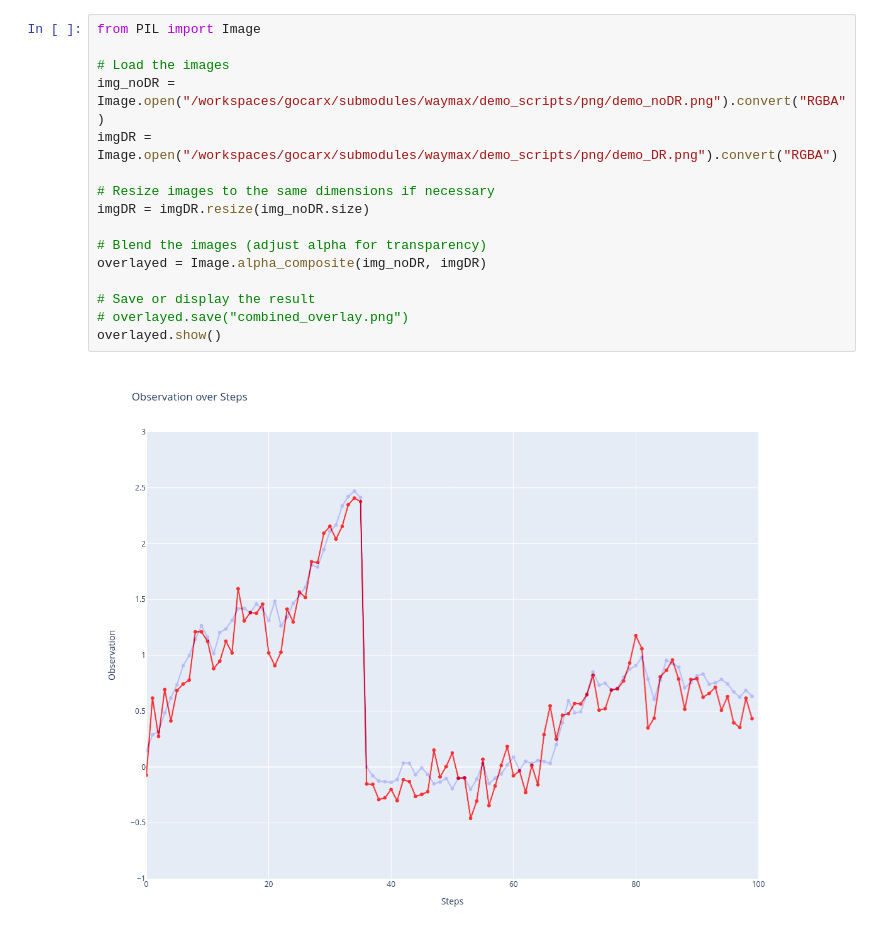
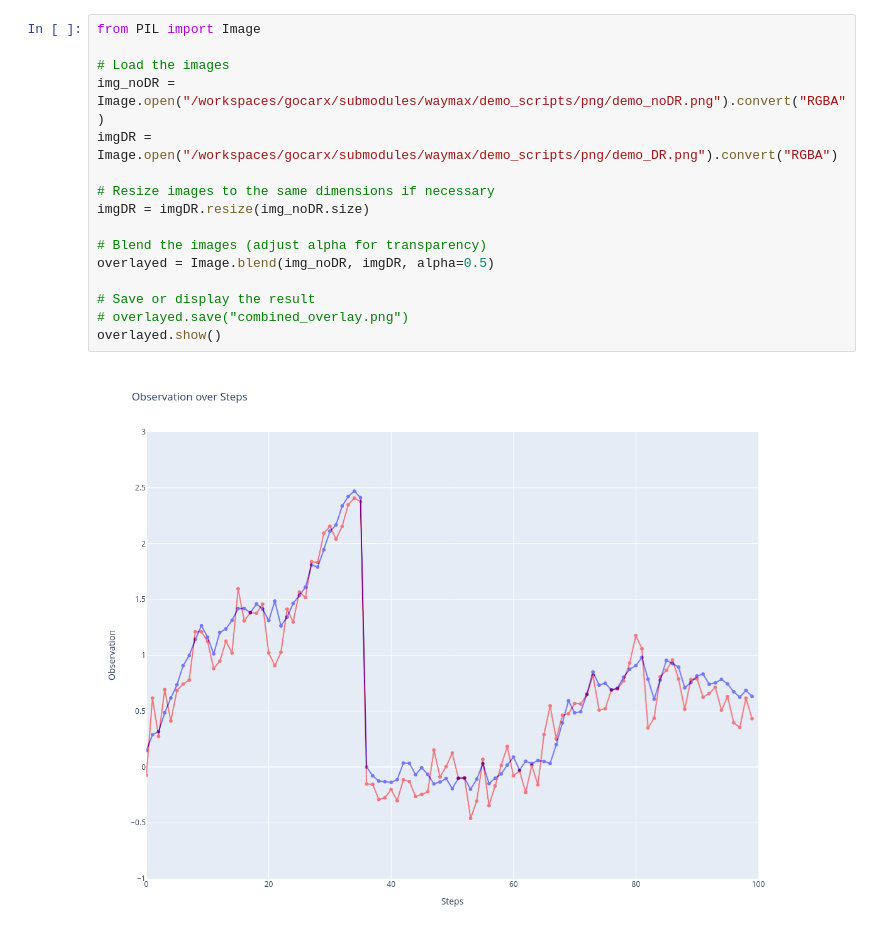
Before and after one commit to idsc-frazzoli/waymax, a Jupyter notebook: demo_scripts/demo_domain_rando.ipynb, the cells around one changed output. Saved outputs shown, nothing was run; the diff lists cells and outputs as text.

```diff
--- a/demo_scripts/demo_domain_rando.ipynb
+++ b/demo_scripts/demo_domain_rando.ipynb
@@ -21,18 +20,18 @@ E0000 00:00:1731756498.177040   13084 cuda_blas.cc:1418] Unable to register cuBL
 # %%
 from PIL import Image
 
 # Load the images
 img_noDR = Image.open("/workspaces/gocarx/submodules/waymax/demo_scripts/png/demo_noDR.png").convert("RGBA")
 imgDR = Image.open("/workspaces/gocarx/submodules/waymax/demo_scripts/png/demo_DR.png").convert("RGBA")
 
 # Resize images to the same dimensions if necessary
 imgDR = imgDR.resize(img_noDR.size)
 
 # Blend the images (adjust alpha for transparency)
-overlayed = Image.alpha_composite(img_noDR, imgDR)
+overlayed = Image.blend(img_noDR, imgDR, alpha=0.5)
 
 # Save or display the result
 # overlayed.save("combined_overlay.png")
 overlayed.show()
 # %% [output]
-[figure, old version]
+[figure, new version]
```
Also changed, not shown: parts of 1 cell of this notebook, 6 other files.
